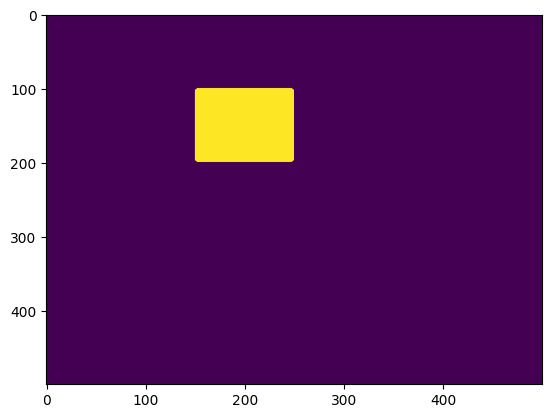
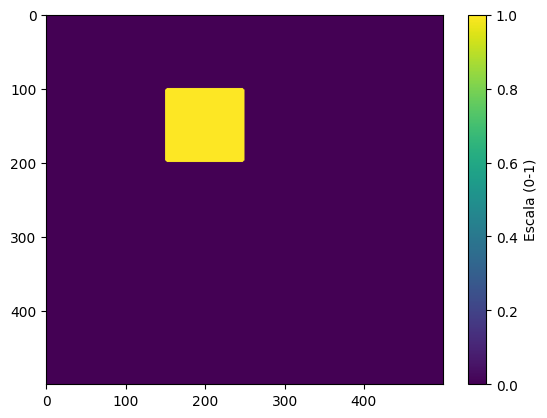
The notebook cell's code change between the first figure and the second:
--- before
+++ after
@@ -2,5 +2,5 @@
 
 heatmap3 = plt.imshow(imagemFiltrada, cmap="viridis", vmin=0, vmax=1, aspect="auto")
-plt.colorbar(heatmap, label="Escala (0-256)")
+plt.colorbar(heatmap3, label="Escala (0-1)")
 
 plt.show()

Commit: att gerais